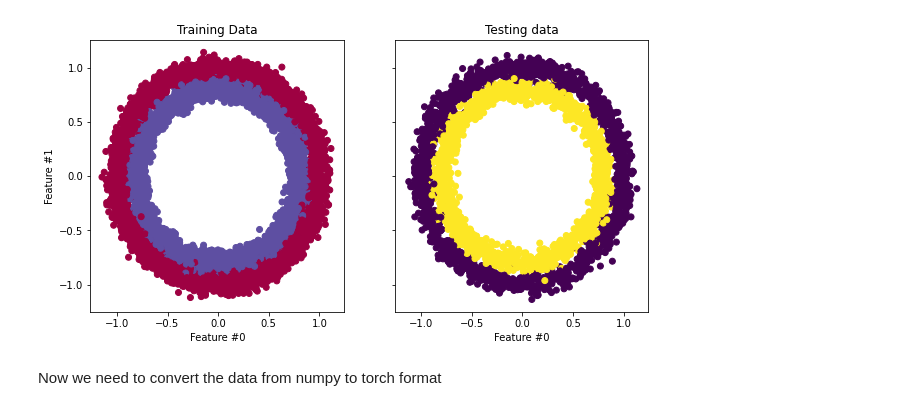
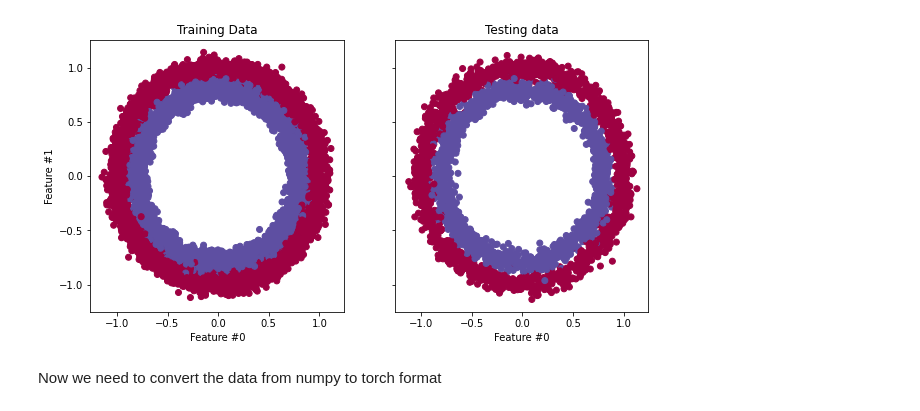
Before and after one commit to RSNA/AI-Deep-Learning-Lab-2019, a Jupyter notebook: BasicPyTorchNetwork.ipynb, the cells around one changed output. Drawn from its saved outputs; the diff is of its cells as text; code cells hidden in the pictures.

```diff
--- a/BasicPyTorchNetwork.ipynb
+++ b/BasicPyTorchNetwork.ipynb
@@ -3,28 +3,30 @@
 # %%
 import matplotlib.pyplot as plt
 from sklearn.datasets import make_circles
 from sklearn.model_selection import train_test_split
 
 # Create a dataset with 10,000 samples.
-X, y = make_circles(n_samples = 10000,
+SAMPLES = 10000
+TEST_FRAC = 0.33
+X, y = make_circles(n_samples = SAMPLES,
                     noise= 0.05,
                     random_state=26)
 
-X_train, X_test, y_train, y_test = train_test_split(X, y, test_size=.33, random_state=26)
+X_train, X_test, y_train, y_test = train_test_split(X, y, test_size=TEST_FRAC, random_state=26)
 
 # Visualize the data--our goal is to train a network to make a circle
 fig, (train_ax, test_ax) = plt.subplots(ncols=2, sharex=True, sharey=True, figsize=(10, 5))
 train_ax.scatter(X_train[:, 0], X_train[:, 1], c=y_train, cmap=plt.cm.Spectral)
 train_ax.set_title("Training Data")
 train_ax.set_xlabel("Feature #0")
 train_ax.set_ylabel("Feature #1")
 
-test_ax.scatter(X_test[:, 0], X_test[:, 1], c=y_test)
+test_ax.scatter(X_test[:, 0], X_test[:, 1], c=y_test, cmap=plt.cm.Spectral)
 test_ax.set_xlabel("Feature #0")
 test_ax.set_title("Testing data")
 plt.show()
 # %% [output]
-[figure, old version]
+[figure, new version]
 # %% [markdown]
 Now we need to convert the data from numpy to torch format
 # %%
```
Also changed, not shown: parts of 3 cells of this notebook.
